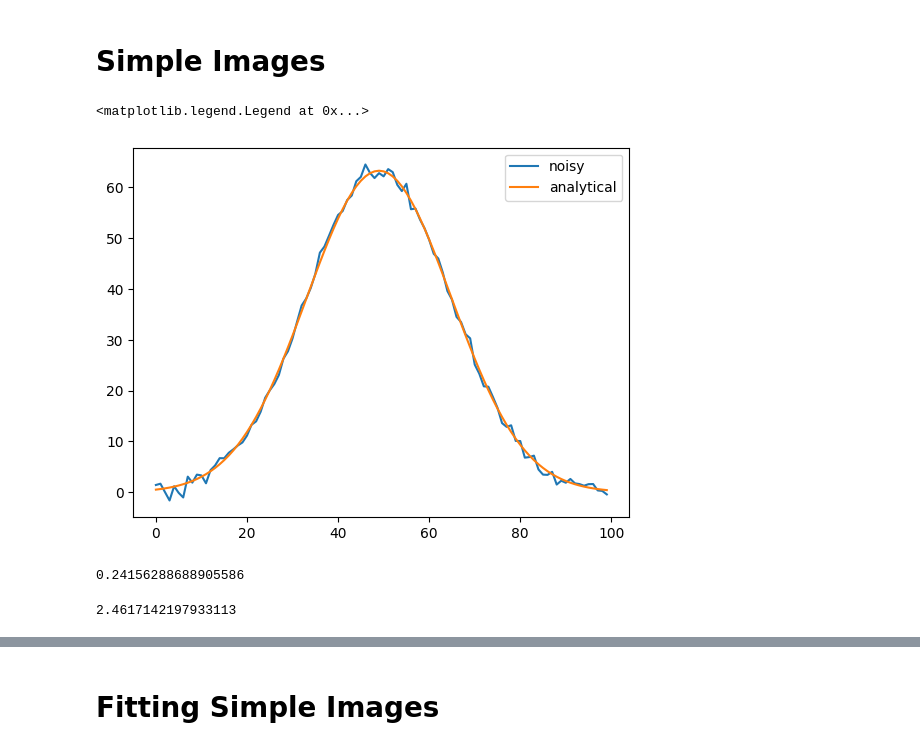
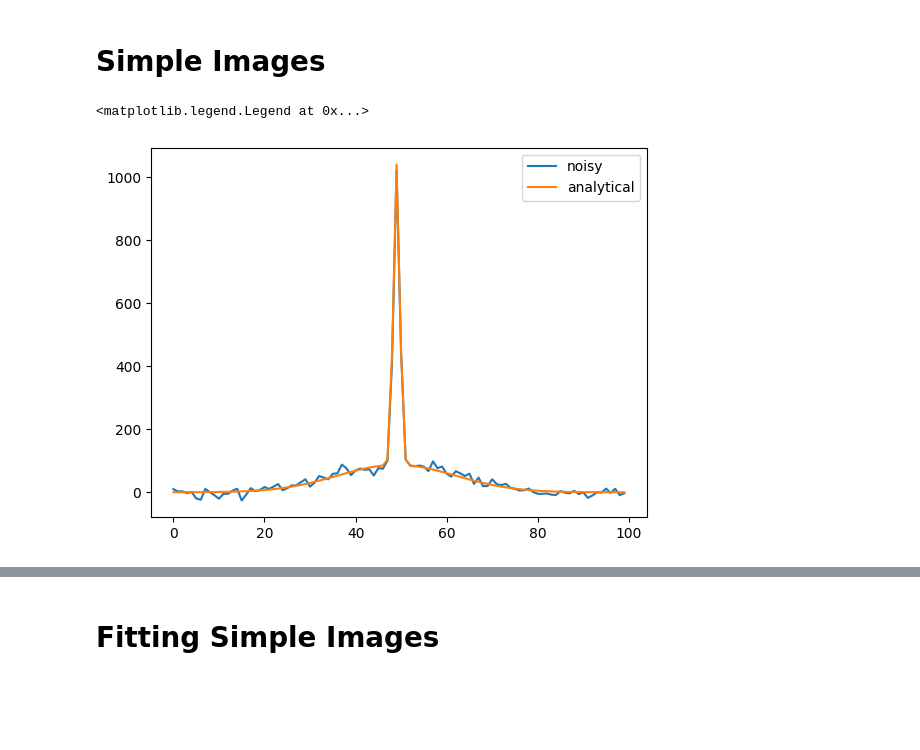
Before and after one commit to alec-gironda/Bose-Einstein-Condensate-NN, a Jupyter notebook: gaussian_fit.ipynb, the cells around one changed output, grey strips where cells are left out. Drawn from its saved outputs; the diff is of its cells as text; code cells hidden in the pictures; blank space fills up the shorter version.

Commit message:
amplitude 10 simple noise

```diff
--- a/gaussian_fit.ipynb
+++ b/gaussian_fit.ipynb
@@ -841,7 +841,7 @@ x = np.linspace(-49, 50, 100)
 y = np.linspace(-49, 50, 100)
 x, y = np.meshgrid(x, y)
 
-def generate_simple_image(xy,xo,yo,No,T):
+def generate_simple_image(xy,xo,yo,No,T,random_amp):
     '''
     generate image without sampling
     '''
@@ -855,7 +855,7 @@ def generate_simple_image(xy,xo,yo,No,T):
     tmp = out.copy()
     for row in range(len(out)):
         for col in range(len(out[0])):
-            out[row,col] += np.random.normal()
+            out[row,col] += random_amp * np.random.normal()
 
 
 
@@ -863,6 +863,8 @@ def generate_simple_image(xy,xo,yo,No,T):
     return out
 # %%
 #generate simple images
+
+random_amp = 10
 
 num_atoms = 100000
 num_ims = 800
@@ -878,7 +880,7 @@ for _ in range(num_ims):
     num_BEC_atoms = 0
     if temp < trans_temp:
         num_BEC_atoms = num_atoms*(1-(temp/trans_temp)**dimensions)
-    curr_img = generate_simple_image((x,y),0,0,num_BEC_atoms,temp)
+    curr_img = generate_simple_image((x,y),0,0,num_BEC_atoms,temp,random_amp)
 
     x_simple_data.append(curr_img)
     y_simple_data.append((temp,num_BEC_atoms))
@@ -886,11 +888,11 @@ for _ in range(num_ims):
 x_simple_data = np.array(x_simple_data)
 y_simple_data = np.array(y_simple_data)
 # %%
-indx = 3
+indx = 5
 row = 50
 plt.plot(np.arange(100),x_simple_data[indx,row],label = "noisy")
 plt.plot(np.arange(100),analytical_eq((x,y),0,0,*y_simple_data[indx][::-1]).reshape(100,100)[row],label = "analytical")
 plt.legend()
 # %% [output]
 <matplotlib.legend.Legend at 0x...>
-[figure, old version]
+[figure, new version]
@@ -918,10 +898,0 @@ full_preds = np.concatenate(out.copy(),axis = 0)
-# %%
-fit_T_rmse = mean_squared_error(full_preds[:,0],y_simple_data[:len(full_preds),0],squared = False)
-print(fit_T_rmse)
-# %% [output]
-0.24156288688905586
-# %%
-fit_N_rmse = mean_squared_error(full_preds[:,1],y_simple_data[:len(full_preds),1],squared = False)
-print(fit_N_rmse)
-# %% [output]
-2.4617142197933113
```
Also changed, not shown: parts of 10 cells of this notebook, 1 other file.
